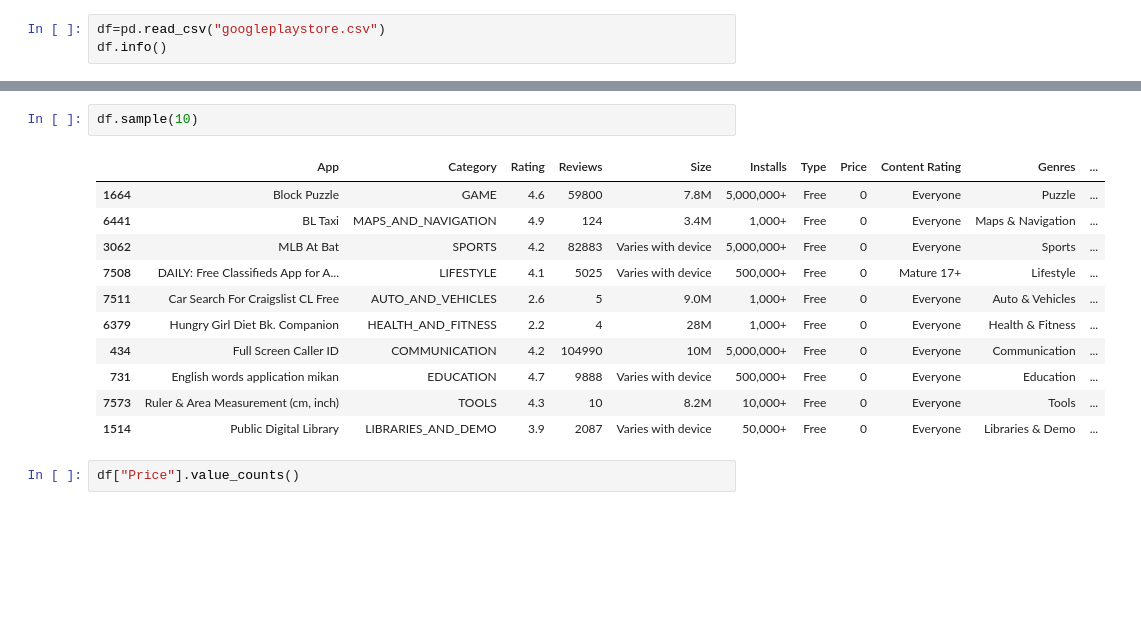
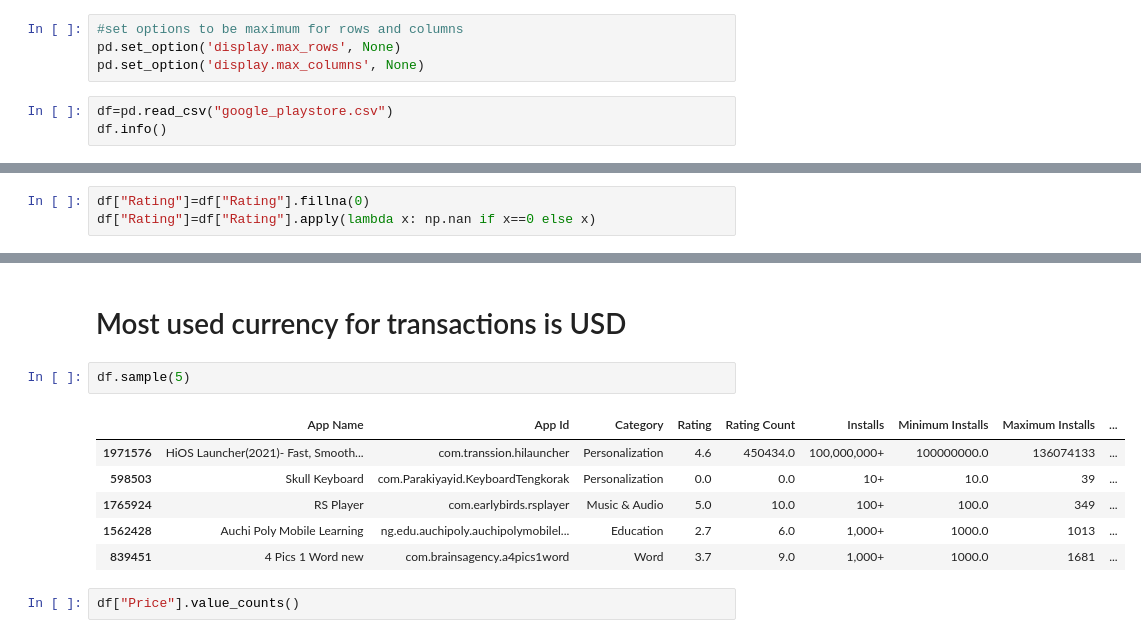
Before and after one commit to mozammilkarim/app_store_data_eda, a Jupyter notebook: app_store.ipynb, the cells around one changed output, grey strips where cells are left out. Cells and saved outputs as stored; diff of their text form; blank space fills up the shorter version.

```diff
--- a/app_store.ipynb
+++ b/app_store.ipynb
@@ -5,5 +73,9 @@ import numpy as np
+# %%
+#set options to be maximum for rows and columns
+pd.set_option('display.max_rows', None)
+pd.set_option('display.max_columns', None)
 # %%
-df=pd.read_csv("googleplaystore.csv")
+df=pd.read_csv("google_playstore.csv")
 df.info()
 # %% [output]
 <class 'pandas.core.frame.DataFrame'>
@@ -28,0 +178,3 @@ memory usage: 1.1+ MB
+# %%
+df["Rating"]=df["Rating"].fillna(0)
+df["Rating"]=df["Rating"].apply(lambda x: np.nan if x==0 else x)
@@ -45,17 +263,14 @@ https://github.com/ydataai/ydata-profiling/issues
+# %% [markdown]
+# Most used currency for transactions is USD
 # %%
-df.sample(10)
+df.sample(5)
 # %% [output]
-|  | App | Category | Rating | Reviews | Size | Installs | Type | Price | Content Rating | Genres | ... |
-| 1664 | Block Puzzle | GAME | 4.6 | 59800 | 7.8M | 5,000,000+ | Free | 0 | Everyone | Puzzle | ... |
-| 6441 | BL Taxi | MAPS_AND_NAVIGATION | 4.9 | 124 | 3.4M | 1,000+ | Free | 0 | Everyone | Maps & Navigation | ... |
-| 3062 | MLB At Bat | SPORTS | 4.2 | 82883 | Varies with device | 5,000,000+ | Free | 0 | Everyone | Sports | ... |
-| 7508 | DAILY: Free Classifieds App for A... | LIFESTYLE | 4.1 | 5025 | Varies with device | 500,000+ | Free | 0 | Mature 17+ | Lifestyle | ... |
-| 7511 | Car Search For Craigslist CL Free | AUTO_AND_VEHICLES | 2.6 | 5 | 9.0M | 1,000+ | Free | 0 | Everyone | Auto & Vehicles | ... |
-| 6379 | Hungry Girl Diet Bk. Companion | HEALTH_AND_FITNESS | 2.2 | 4 | 28M | 1,000+ | Free | 0 | Everyone | Health & Fitness | ... |
-| 434 | Full Screen Caller ID | COMMUNICATION | 4.2 | 104990 | 10M | 5,000,000+ | Free | 0 | Everyone | Communication | ... |
-| 731 | English words application mikan | EDUCATION | 4.7 | 9888 | Varies with device | 500,000+ | Free | 0 | Everyone | Education | ... |
-| 7573 | Ruler & Area Measurement (cm, inch) | TOOLS | 4.3 | 10 | 8.2M | 10,000+ | Free | 0 | Everyone | Tools | ... |
-| 1514 | Public Digital Library | LIBRARIES_AND_DEMO | 3.9 | 2087 | Varies with device | 50,000+ | Free | 0 | Everyone | Libraries & Demo | ... |
+|  | App Name | App Id | Category | Rating | Rating Count | Installs | Minimum Installs | Maximum Installs | ... |
+| 1971576 | HiOS Launcher(2021)- Fast, Smooth... | com.transsion.hilauncher | Personalization | 4.6 | 450434.0 | 100,000,000+ | 100000000.0 | 136074133 | ... |
+| 598503 | Skull Keyboard | com.Parakiyayid.KeyboardTengkorak | Personalization | 0.0 | 0.0 | 10+ | 10.0 | 39 | ... |
+| 1765924 | RS Player | com.earlybirds.rsplayer | Music & Audio | 5.0 | 10.0 | 100+ | 100.0 | 349 | ... |
+| 1562428 | Auchi Poly Mobile Learning | ng.edu.auchipoly.auchipolymobilel... | Education | 2.7 | 6.0 | 1,000+ | 1000.0 | 1013 | ... |
+| 839451 | 4 Pics 1 Word new | com.brainsagency.a4pics1word | Word | 3.7 | 9.0 | 1,000+ | 1000.0 | 1681 | ... |
 # %%
 df["Price"].value_counts()
 # %% [output]
```
Also changed, not shown: parts of 28 cells of this notebook, 2 other files.
